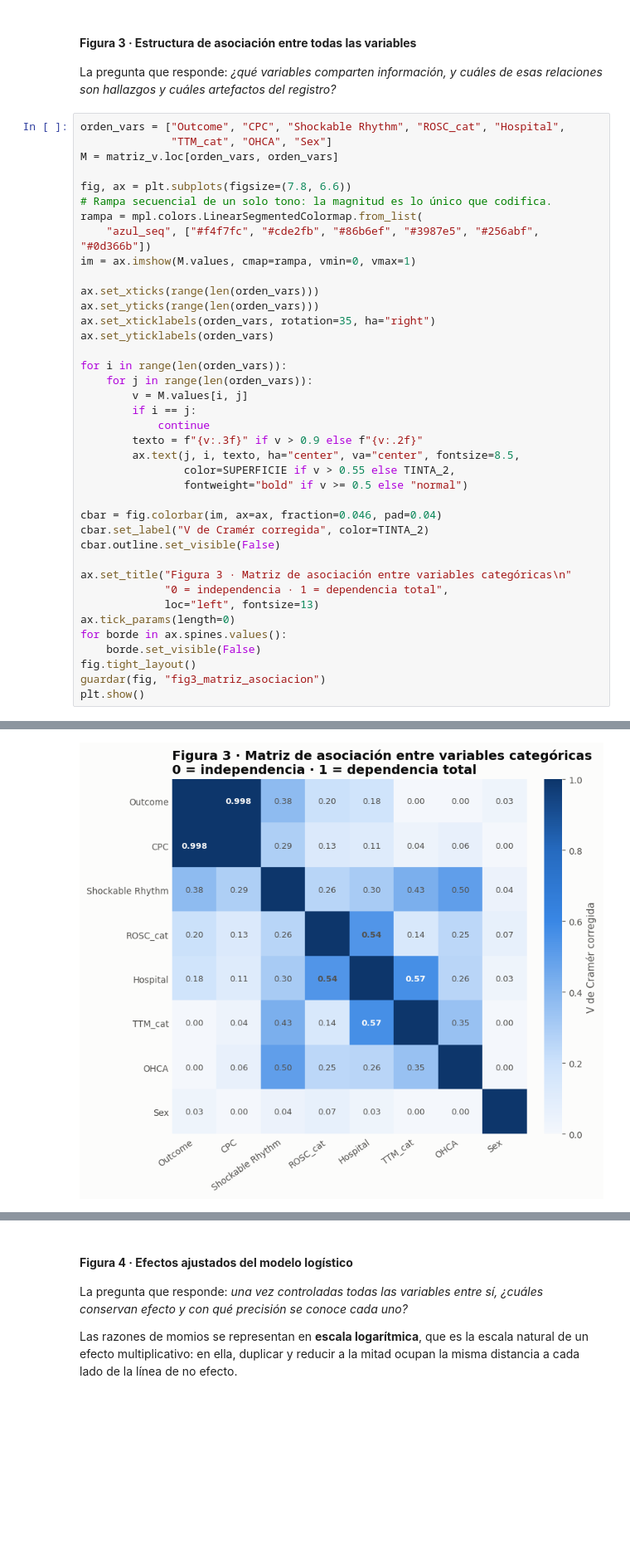
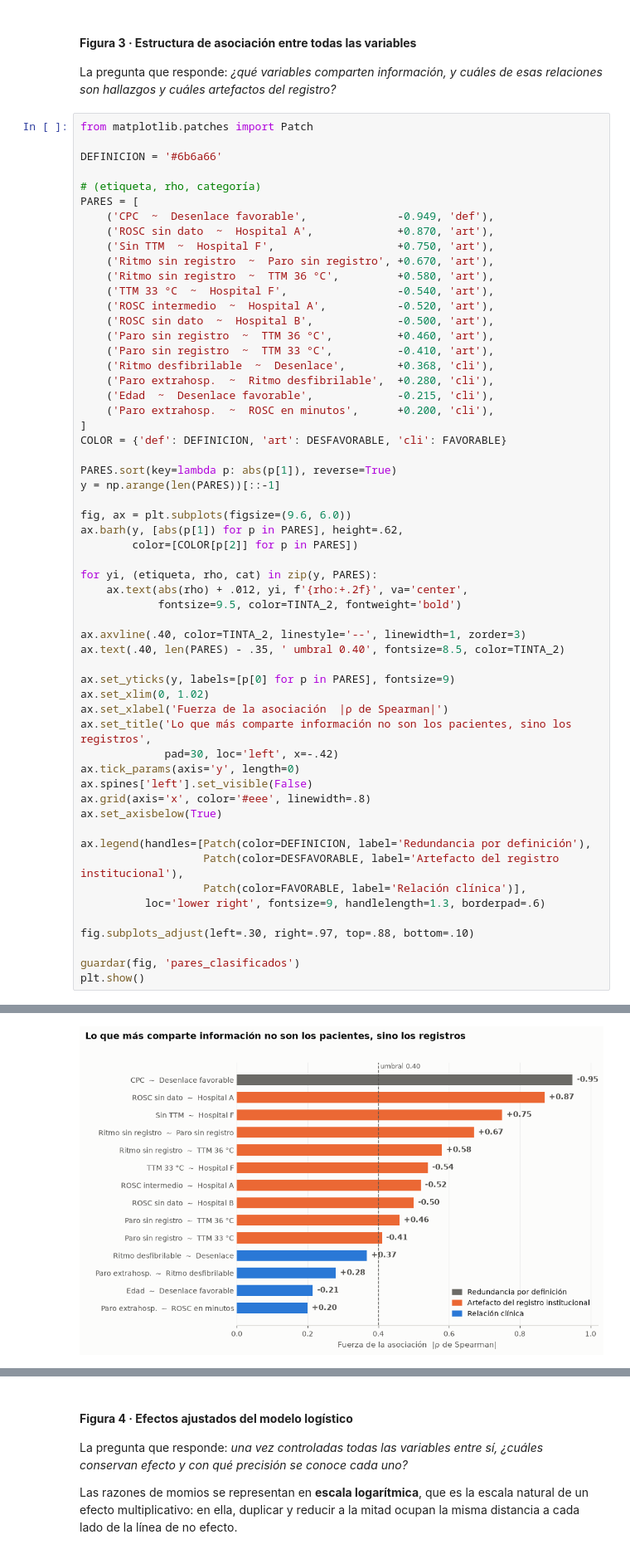
Before and after one commit to AlejandraJaramillo19/mlda-project_, a Jupyter notebook: notebooks/04_data_analysis/04_data_analysis.ipynb, the cells around one changed output, grey strips where cells are left out. Shown at 83% size. Saved outputs shown, nothing was run; the diff lists cells and outputs as text; blank space fills up the shorter version.

```diff
--- a/notebooks/04_data_analysis/04_data_analysis.ipynb
+++ b/notebooks/04_data_analysis/04_data_analysis.ipynb
@@ -2127,42 +2199,60 @@ Figura guardada en results/figures/fig2_tasas_por_subgrupo.png
 
 La pregunta que responde: *¿qué variables comparten información, y cuáles de esas relaciones son hallazgos y cuáles artefactos del registro?*
 # %%
-orden_vars = ["Outcome", "CPC", "Shockable Rhythm", "ROSC_cat", "Hospital",
-              "TTM_cat", "OHCA", "Sex"]
-M = matriz_v.loc[orden_vars, orden_vars]
+from matplotlib.patches import Patch
 
-fig, ax = plt.subplots(figsize=(7.8, 6.6))
-# Rampa secuencial de un solo tono: la magnitud es lo único que codifica.
-rampa = mpl.colors.LinearSegmentedColormap.from_list(
-    "azul_seq", ["#f4f7fc", "#cde2fb", "#86b6ef", "#3987e5", "#256abf", "#0d366b"])
-im = ax.imshow(M.values, cmap=rampa, vmin=0, vmax=1)
+DEFINICION = '#6b6a66'
 
-ax.set_xticks(range(len(orden_vars)))
-ax.set_yticks(range(len(orden_vars)))
-ax.set_xticklabels(orden_vars, rotation=35, ha="right")
-ax.set_yticklabels(orden_vars)
+# (etiqueta, rho, categoría)
+PARES = [
+    ('CPC  ~  Desenlace favorable',              -0.949, 'def'),
+    ('ROSC sin dato  ~  Hospital A',             +0.870, 'art'),
+    ('Sin TTM  ~  Hospital F',                   +0.750, 'art'),
+    ('Ritmo sin registro  ~  Paro sin registro', +0.670, 'art'),
+    ('Ritmo sin registro  ~  TTM 36 °C',         +0.580, 'art'),
+    ('TTM 33 °C  ~  Hospital F',                 -0.540, 'art'),
+    ('ROSC intermedio  ~  Hospital A',           -0.520, 'art'),
+    ('ROSC sin dato  ~  Hospital B',             -0.500, 'art'),
+    ('Paro sin registro  ~  TTM 36 °C',          +0.460, 'art'),
+    ('Paro sin registro  ~  TTM 33 °C',          -0.410, 'art'),
+    ('Ritmo desfibrilable  ~  Desenlace',        +0.368, 'cli'),
+    ('Paro extrahosp.  ~  Ritmo desfibrilable',  +0.280, 'cli'),
+    ('Edad  ~  Desenlace favorable',             -0.215, 'cli'),
+    ('Paro extrahosp.  ~  ROSC en minutos',      +0.200, 'cli'),
+]
+COLOR = {'def': DEFINICION, 'art': DESFAVORABLE, 'cli': FAVORABLE}
 
-for i in range(len(orden_vars)):
-    for j in range(len(orden_vars)):
-        v = M.values[i, j]
-        if i == j:
-            continue
-        texto = f"{v:.3f}" if v > 0.9 else f"{v:.2f}"
-        ax.text(j, i, texto, ha="center", va="center", fontsize=8.5,
-                color=SUPERFICIE if v > 0.55 else TINTA_2,
-                fontweight="bold" if v >= 0.5 else "normal")
+PARES.sort(key=lambda p: abs(p[1]), reverse=True)
+y = np.arange(len(PARES))[::-1]
 
-cbar = fig.colorbar(im, ax=ax, fraction=0.046, pad=0.04)
-cbar.set_label("V de Cramér corregida", color=TINTA_2)
-cbar.outline.set_visible(False)
+fig, ax = plt.subplots(figsize=(9.6, 6.0))
+ax.barh(y, [abs(p[1]) for p in PARES], height=.62,
+        color=[COLOR[p[2]] for p in PARES])
 
-ax.set_title("Figura 3 · Matriz de asociación entre variables categóricas\n"
-             "0 = independencia · 1 = dependencia total",
-             loc="left", fontsize=13)
-ax.tick_params(length=0)
-for borde in ax.spines.values():
-    borde.set_visible(False)
-fig.tight_layout()
-guardar(fig, "fig3_matriz_asociacion")
+for yi, (etiqueta, rho, cat) in zip(y, PARES):
+    ax.text(abs(rho) + .012, yi, f'{rho:+.2f}', va='center',
+            fontsize=9.5, color=TINTA_2, fontweight='bold')
+
+ax.axvline(.40, color=TINTA_2, linestyle='--', linewidth=1, zorder=3)
+ax.text(.40, len(PARES) - .35, ' umbral 0.40', fontsize=8.5, color=TINTA_2)
+
+ax.set_yticks(y, labels=[p[0] for p in PARES], fontsize=9)
+ax.set_xlim(0, 1.02)
+ax.set_xlabel('Fuerza de la asociación  |ρ de Spearman|')
+ax.set_title('Lo que más comparte información no son los pacientes, sino los registros',
+             pad=30, loc='left', x=-.42)
+ax.tick_params(axis='y', length=0)
+ax.spines['left'].set_visible(False)
+ax.grid(axis='x', color='#eee', linewidth=.8)
+ax.set_axisbelow(True)
+
+ax.legend(handles=[Patch(color=DEFINICION, label='Redundancia por definición'),
+                   Patch(color=DESFAVORABLE, label='Artefacto del registro institucional'),
+                   Patch(color=FAVORABLE, label='Relación clínica')],
+          loc='lower right', fontsize=9, handlelength=1.3, borderpad=.6)
+
+fig.subplots_adjust(left=.30, right=.97, top=.88, bottom=.10)
+
+guardar(fig, 'pares_clasificados')
 plt.show()
 # %% [output]
@@ -2170 +2260 @@ Figura guardada en results/figures/fig3_matriz_asociacion.png
-[figure, old version]
+[figure, new version]
```
Also changed, not shown: parts of 37 cells of this notebook.
